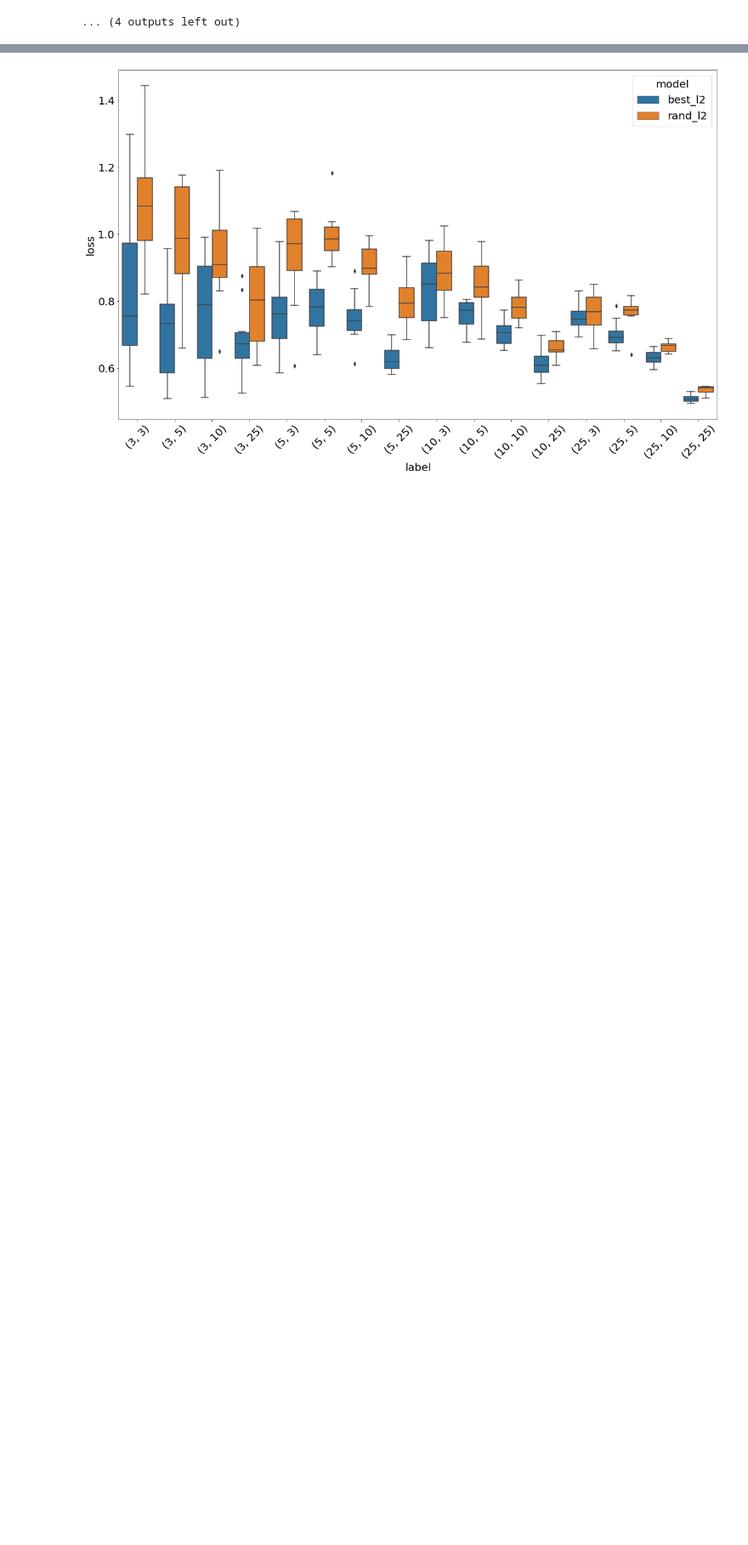
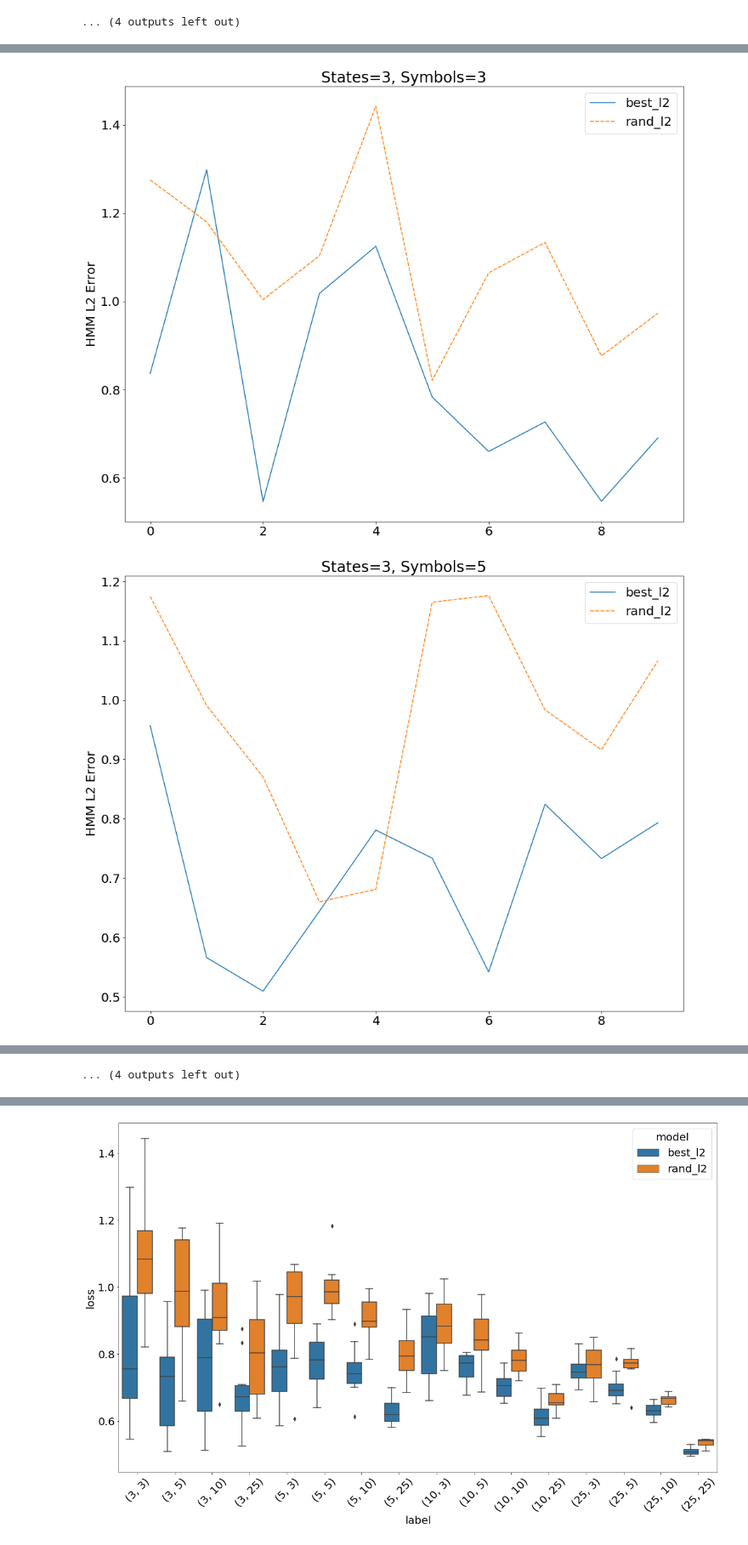
Before and after one commit to SamChatfield/final-year-project, a Jupyter notebook: experiment_results.ipynb, the cells around one changed output, grey strips where cells are left out. Shown at 85% size. Saved outputs shown, nothing was run; the diff lists cells and outputs as text; code cells hidden in the pictures; blank space fills up the shorter version.

```diff
--- a/experiment_results.ipynb
+++ b/experiment_results.ipynb
@@ -61,0 +107,10 @@ for k, v in data.items():
+# %%
+for k, v in data.items():
+    title = f"States={k[0]}, Symbols={k[1]}"
+
+    plt.figure(figsize=(16, 12.8))
+    ax = sns.lineplot(data=v)
+    ax.set(title=title, ylabel="HMM L2 Error")
+# %% [output]
+[figure, added]
+[figure, added]
@@ -61,0 +127 @@ for k, v in data.items():
+... (4 outputs left out)
```
Also changed, not shown: parts of 17 cells of this notebook, 6 other files.
